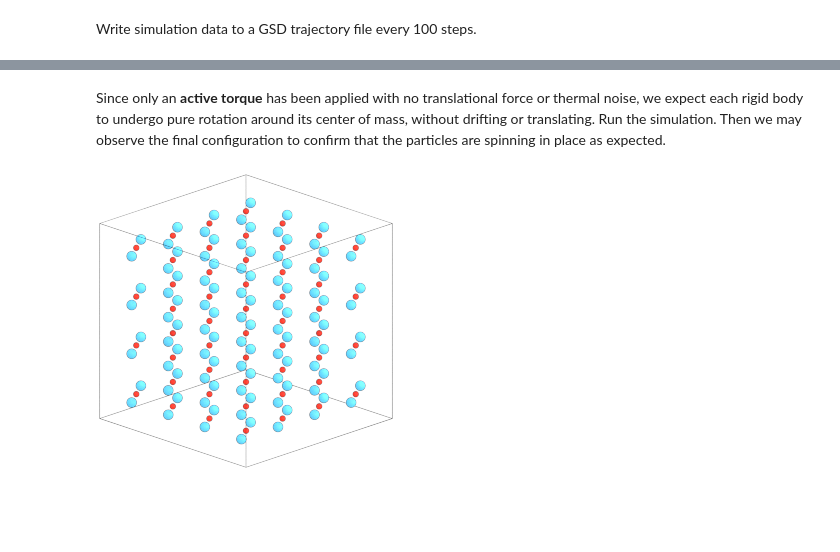
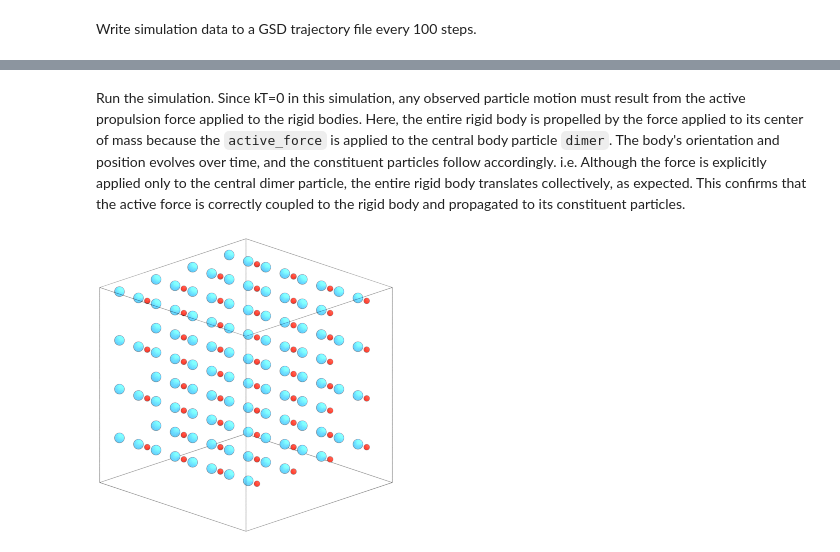
Before and after one commit to glotzerlab/hoomd-examples, a Jupyter notebook: 11-Active-Particles-In-MD/04-Active-Torque-On-Rigid-Bodies.ipynb, the cells around one changed output, grey strips where cells are left out. Cells and saved outputs as stored; diff of their text form; code cells hidden in the pictures; blank space fills up the shorter version.

Commit message:
resolve comments and suggestions about rigid bodies and clarifying ABP introduction

```diff
--- a/11-Active-Particles-In-MD/04-Active-Torque-On-Rigid-Bodies.ipynb
+++ b/11-Active-Particles-In-MD/04-Active-Torque-On-Rigid-Bodies.ipynb
@@ -230,14 +244,16 @@ Set up the OverdampedViscous integrator. Here, we want to allow our rigid bodies
 kT = 0
 gamma = 1
 
-filter_all = hoomd.filter.All()
 filter_free = hoomd.filter.Rigid(("center", "free"))
+
 overdamped = hoomd.md.methods.OverdampedViscous(filter=filter_free)
 overdamped.gamma.default = gamma
 overdamped.gamma_r.default = [gamma / 3, gamma / 3, gamma / 3]
 
-integrator = hoomd.md.Integrator(dt=0.001, rigid=rigid, integrate_rotational_dof=True)
+
+integrator = hoomd.md.Integrator(dt=0.001,
+                                 rigid=rigid,
+                                 integrate_rotational_dof=True)
 simulation.operations.integrator = integrator
-
 integrator.methods.append(overdamped)
 # %% [markdown]
@@ -260,7 +278,7 @@ Write simulation data to a GSD trajectory file every 100 steps.
 logger = hoomd.logging.Logger(["particle", "constraint"])
 gsd_oper = hoomd.write.GSD(
     trigger=hoomd.trigger.Periodic(100),
-    filename="active_torque.gsd",
+    filename="active.gsd",
     logger=logger,
     mode="wb",
     dynamic=["momentum", "property"],
@@ -268,7 +286,3 @@ gsd_oper = hoomd.write.GSD(
 )
 
 simulation.operations += gsd_oper
-
-simulation.state.thermalize_particle_momenta(filter=filter_free, kT=kT)
-simulation.run(0)
-render(simulation.state.get_snapshot())
@@ -277,8 +297,8 @@ render(simulation.state.get_snapshot())
 # %% [markdown]
-Since only an **active torque** has been applied with no translational force or thermal noise, we expect each rigid body to undergo pure rotation around its center of mass, without drifting or translating. Run the simulation. Then we may observe the final configuration to confirm that the particles are spinning in place as expected.
+Run the simulation. Since kT=0 in this simulation, any observed particle motion must result from the active propulsion force applied to the rigid bodies. Here, the entire rigid body is propelled by the force applied to its center of mass because the `active_force` is applied to the central body particle `dimer`. The body's orientation and position evolves over time, and the constituent particles follow accordingly. i.e. Although the force is explicitly applied only to the central dimer particle, the entire rigid body translates collectively, as expected. This confirms that the active force is correctly coupled to the rigid body and propagated to its constituent particles.
 # %%
-simulation.run(50000)
+simulation.run(5000)
 gsd_oper.flush()
 render(simulation.state.get_snapshot())
 # %% [output]
-[figure, old version]
+[figure, new version]
```
Also changed, not shown: parts of 20 cells of this notebook, 1 other file.
